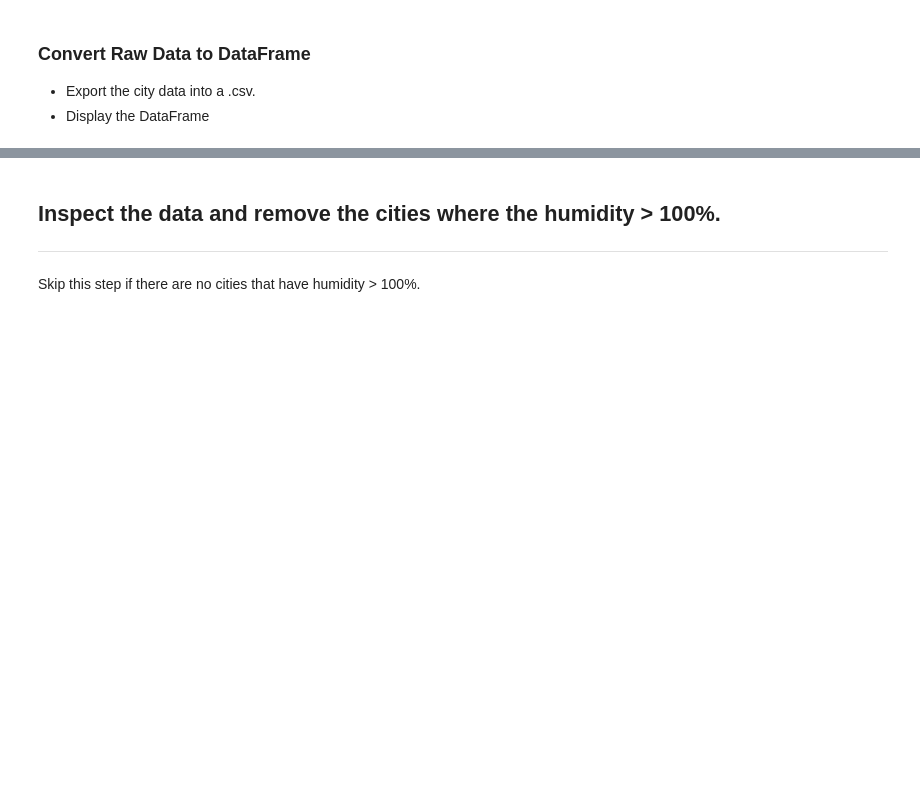
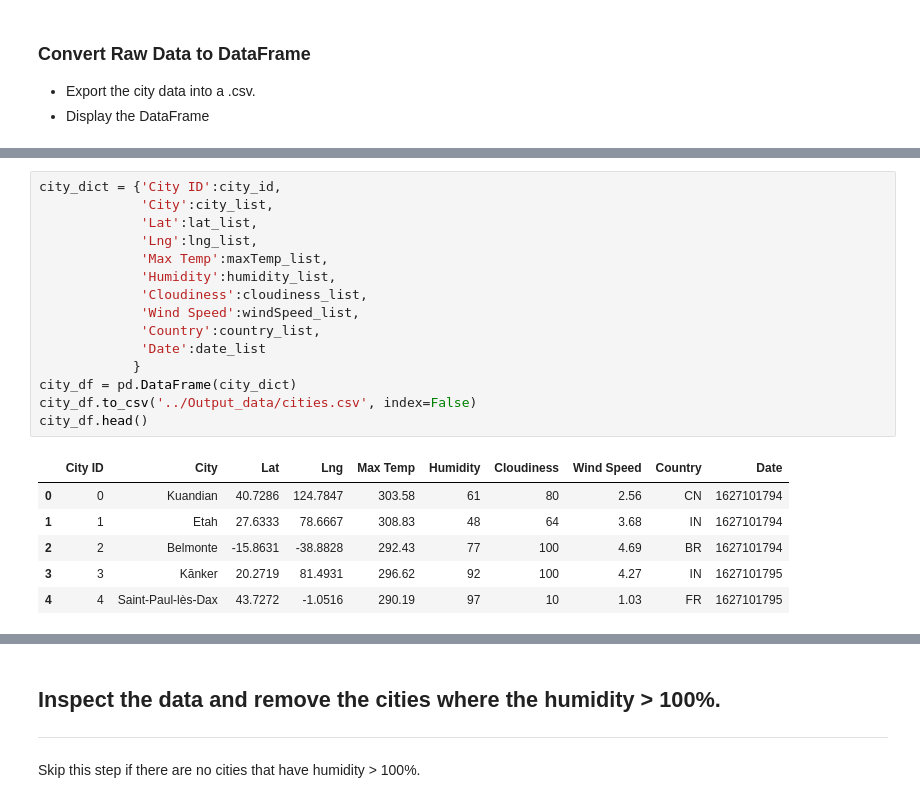
Before and after one commit to shiek333/python-api-challenge, a Jupyter notebook: Analysis/WeatherPy.ipynb, the cells around one changed output, grey strips where cells are left out. Saved outputs shown, nothing was run; the diff lists cells and outputs as text; blank space fills up the shorter version.

```diff
--- a/Analysis/WeatherPy.ipynb
+++ b/Analysis/WeatherPy.ipynb
@@ -97,0 +115,22 @@ Data Retrieval Complete
+# %%
+city_dict = {'City ID':city_id,
+             'City':city_list,
+             'Lat':lat_list,
+             'Lng':lng_list,
+             'Max Temp':maxTemp_list,
+             'Humidity':humidity_list,
+             'Cloudiness':cloudiness_list,
+             'Wind Speed':windSpeed_list,
+             'Country':country_list,
+             'Date':date_list
+            }
+city_df = pd.DataFrame(city_dict)
+city_df.to_csv('../Output_data/cities.csv', index=False)
+city_df.head()
+# %% [output]
+|  | City ID | City | Lat | Lng | Max Temp | Humidity | Cloudiness | Wind Speed | Country | Date |
+| 0 | 0 | Kuandian | 40.7286 | 124.7847 | 303.58 | 61 | 80 | 2.56 | CN | 1627101794 |
+| 1 | 1 | Etah | 27.6333 | 78.6667 | 308.83 | 48 | 64 | 3.68 | IN | 1627101794 |
+| 2 | 2 | Belmonte | -15.8631 | -38.8828 | 292.43 | 77 | 100 | 4.69 | BR | 1627101794 |
+| 3 | 3 | Kānker | 20.2719 | 81.4931 | 296.62 | 92 | 100 | 4.27 | IN | 1627101795 |
+| 4 | 4 | Saint-Paul-lès-Dax | 43.7272 | -1.0516 | 290.19 | 97 | 10 | 1.03 | FR | 1627101795 |
```
Also changed, not shown: parts of 22 cells of this notebook, 1 other file.
